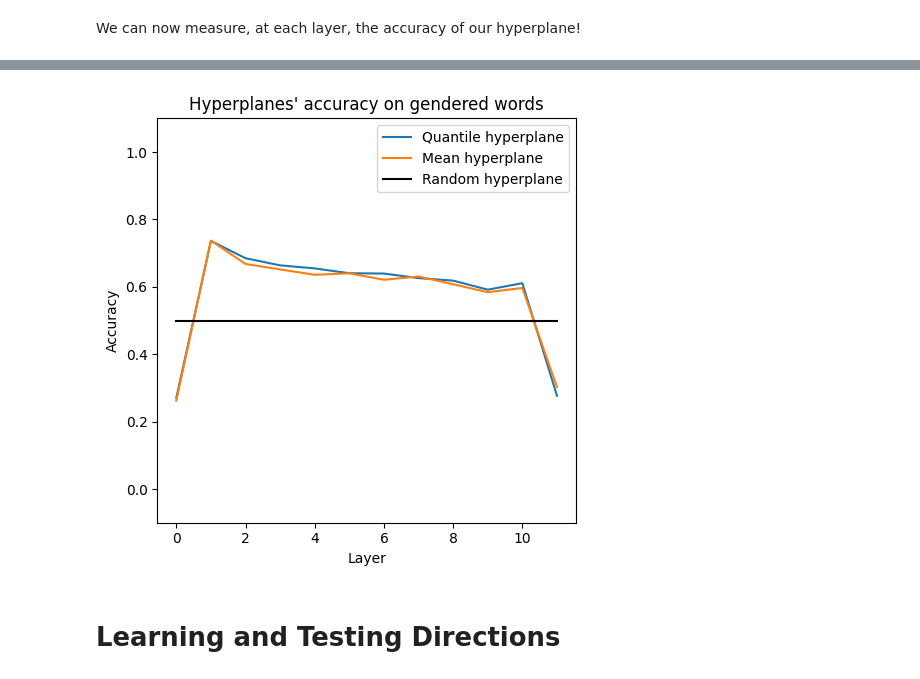
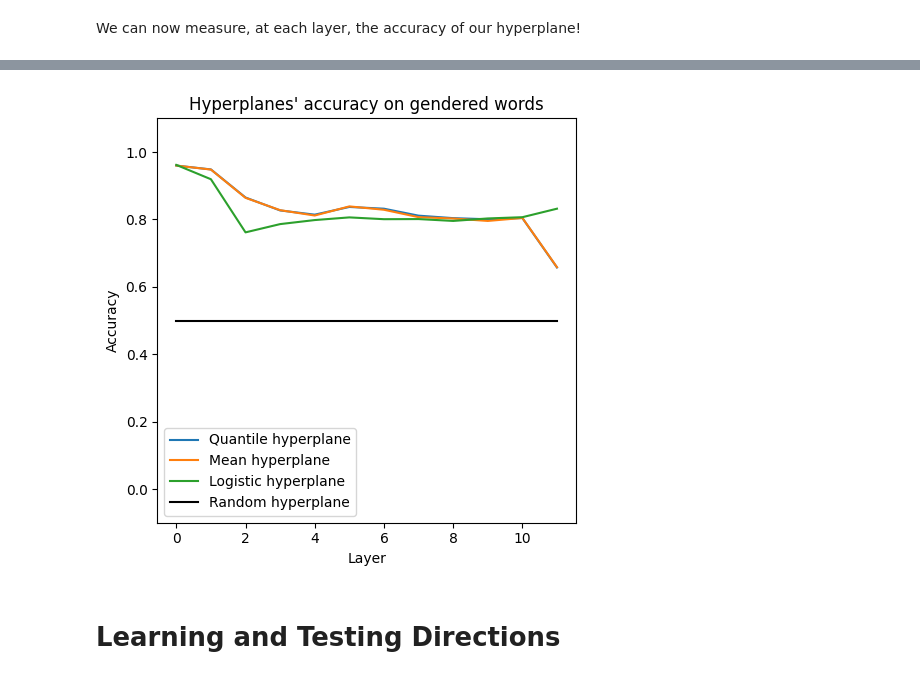
Before and after one commit to leodana2000/finding_gender_direction, a Jupyter notebook: exp_notebook.ipynb, the cells around one changed output, grey strips where cells are left out. Cells and saved outputs as stored; diff of their text form; code cells hidden in the pictures.

Commit message:
final changement to the type dataset

```diff
--- a/exp_notebook.ipynb
+++ b/exp_notebook.ipynb
@@ -153,6 +131,8 @@ The number is the Data number (1 = words, 2 = names). By default they are learnt
 \
 We can learn on the full dataset, or only on a subset: for the full, use $Data$, otherwise $Train$. For the second dataset, we want to use $Train_2$ because $Test_2 = Data_2-Train_2$.
 # %%
+Learn = dataset.get_ex('learn', multi_dim=False)
+
 # Learn the estimators on the attention
 eraser_mean, eraser_quantile, eraser_probe = store_test_hyperplane.storing_hyperplanes(Learn, post_layer_norm = True, **dict)
 
@@ -168,6 +148,6 @@ We can now measure, at each layer, the accuracy of our hyperplane!
 # %%
 metric_q = utils.probe_eval(eraser_quantile, **dict)
 metric_m = utils.probe_eval(eraser_mean, **dict)
-#metric_p = utils.probe_eval(eraser_probe, **dict)
+metric_p = utils.probe_eval(eraser_probe, **dict)
 
-acc_data = store_test_hyperplane.hyperplane_acc(Learn, [metric_q, metric_m], **dict)
+acc_data = store_test_hyperplane.hyperplane_acc(Learn, [metric_q, metric_m, metric_p], **dict)
@@ -199,22 +154,22 @@ torch.Size([4, 768]) torch.Size([768]) torch.Size([5424, 768])
 # %%
 nb_layers = len(model.transformer.h)
 
 fig, axes = plt.subplots(1, 1, figsize=(5, 5), sharex = True, sharey = True)
 
 axes.plot(acc_data[0], label = 'Quantile hyperplane')
 axes.plot(acc_data[1], label = 'Mean hyperplane')
-#axes.plot(acc_data[2], label = 'Logistic hyperplane')
+axes.plot(acc_data[2], label = 'Logistic hyperplane')
 axes.plot([0, nb_layers-1],[0.5, 0.5], color = 'black', label = 'Random hyperplane')
 axes.set_title("Hyperplanes' accuracy on gendered words")
 axes.set_xlabel("Layer")
 axes.set_ylabel("Accuracy")
 axes.set_ylim(-0.1, 1.1)
 axes.legend()
 
 plt.tight_layout()
 plt.show()
 # %% [output]
-[figure, old version]
+[figure, new version]
 # %% [markdown]
 # Learning and Testing Directions
 # %% [markdown]
```
Also changed, not shown: parts of 6 cells of this notebook, 4 other files.
